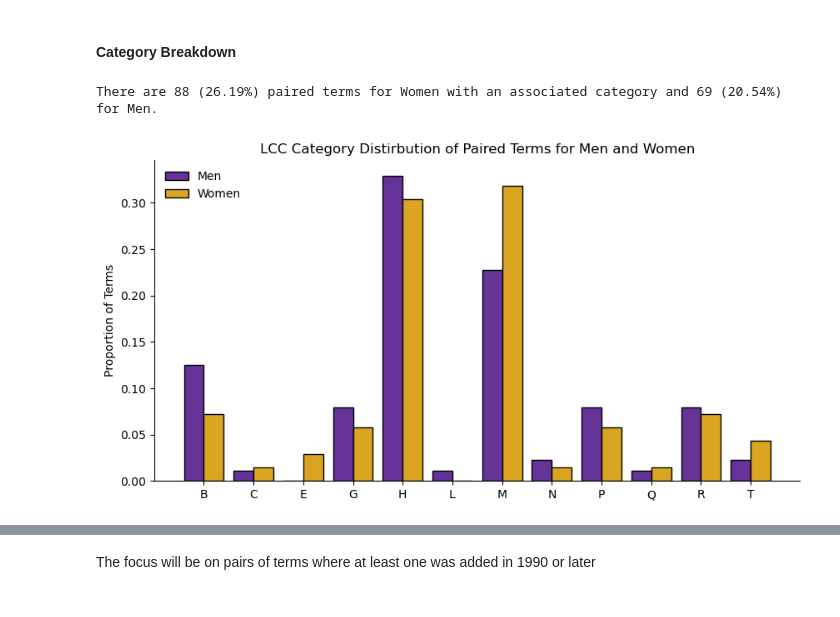
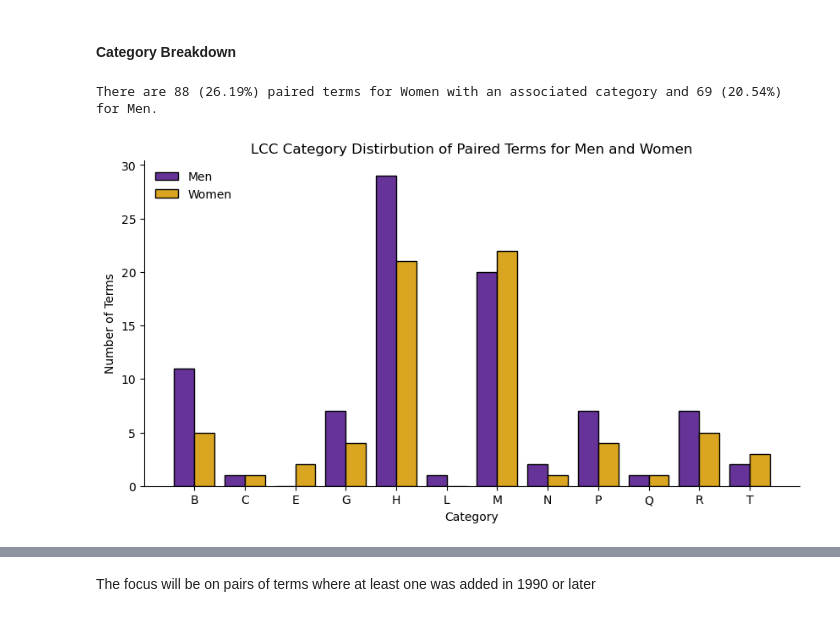
Before and after one commit to katie-warburton/Gender-in-the-LCSH, a Jupyter notebook: LCSHs & Gender.ipynb, the cells around one changed output, grey strips where cells are left out. Saved outputs shown, nothing was run; the diff lists cells and outputs as text; code cells hidden in the pictures.

```diff
--- a/LCSHs & Gender.ipynb
+++ b/LCSHs & Gender.ipynb
@@ -47,15 +47,19 @@ def getSimple(lcsh):
             simple[idx] = term
     return simple
 
-def getCatBreakdown(lcsh):
+def getCatBreakdown(lcsh, raw=False):
     total = len(lcsh)
     cats = {}
     for term in lcsh.values():
         cat = term['lcc'][0]
+        if raw:
+            val = 1
+        else:
+            val = 1/total
         if cat in cats:
-            cats[cat] += 1/total
+            cats[cat] += val
         else:
-            cats[cat] = 1/total
+            cats[cat] = val
     return cats
 
 def pruneDeprecated(lcsh):
@@ -75,7 +79,7 @@ def getLCCTerms(lcsh):
             lccTerms[idx] = term
     return lccTerms
 
-def compareLCC(wCats, mCats, label):
+def compareLCC(wCats, mCats, label, raw=False):
     catSpan = sorted(list(set(list(mCats.keys()) + list(wCats.keys()))))
     for cat in catSpan:
         if cat not in wCats.keys():
@@ -94,7 +98,11 @@ def compareLCC(wCats, mCats, label):
     plt.xticks(x, catSpan)
     plt.legend(frameon=False, loc='upper left')
     plt.title(f'LCC Category Distirbution of {label} for Men and Women')
-    plt.ylabel('Proportion of Terms')
+    plt.xlabel('Category')
+    if raw:
+        plt.ylabel('Number of Terms')
+    else:
+        plt.ylabel('Proportion of Terms')
     plt.show()
 
 def getTimeLine(lcsh):
@@ -721,19 +729,19 @@ There are 336 paired terms in the LCSH.
 # %%
 w = [w[0] for _,w in pairedTerms]
 m = [m[0] for m,_ in pairedTerms]
 
 wPairedLCC = getLCCTerms({idx:lcsh[idx] for idx in w})
 mPairedLCC = getLCCTerms({idx:lcsh[idx] for idx in m})
 
 print(f'There are {len(wPairedLCC):,} ({percent(len(wPairedLCC), len(pairedTerms)):.2f}%) paired terms for Women with an associated category and {len(mPairedLCC):,} ({percent(len(mPairedLCC), len(pairedTerms)):.2f}%) for Men.')
 
-wCats = getCatBreakdown(wPairedLCC)
-mCats = getCatBreakdown(mPairedLCC)
+wCats = getCatBreakdown(wPairedLCC, raw=True)
+mCats = getCatBreakdown(mPairedLCC, raw=True)
 
-compareLCC(wCats, mCats, 'Paired Terms')
+compareLCC(wCats, mCats, 'Paired Terms', raw=True)
 # %% [output]
 There are 88 (26.19%) paired terms for Women with an associated category and 69 (20.54%) for Men.
-[figure, old version]
+[figure, new version]
 # %%
 justWomen = [w[1]['heading'] for m, w in pairedTerms if w[0] in wPairedLCC.keys() and m[0] not in mPairedLCC.keys()]
 justMen = [m[1]['heading'] for m, w in pairedTerms if w[0] not in wPairedLCC.keys() and m[0] in mPairedLCC.keys()]
```
Also changed, not shown: parts of 4 cells of this notebook.
